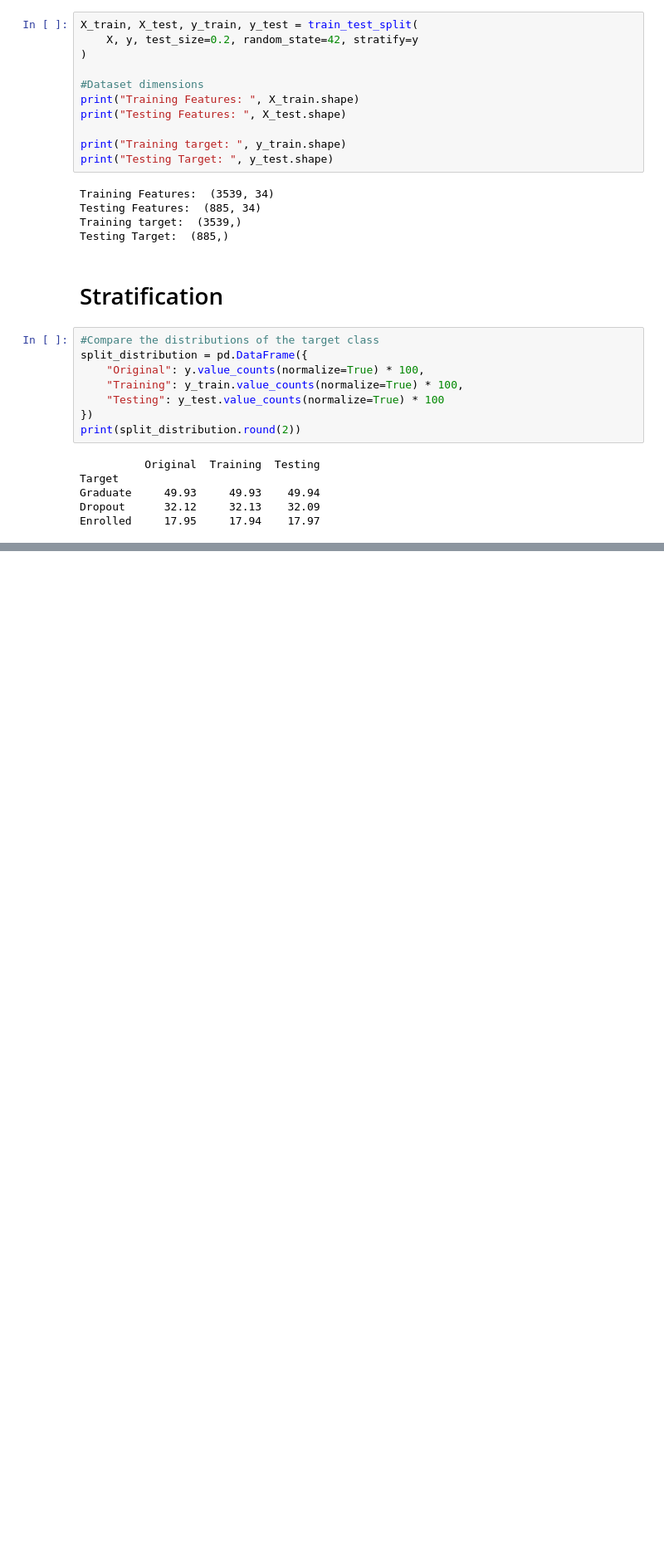
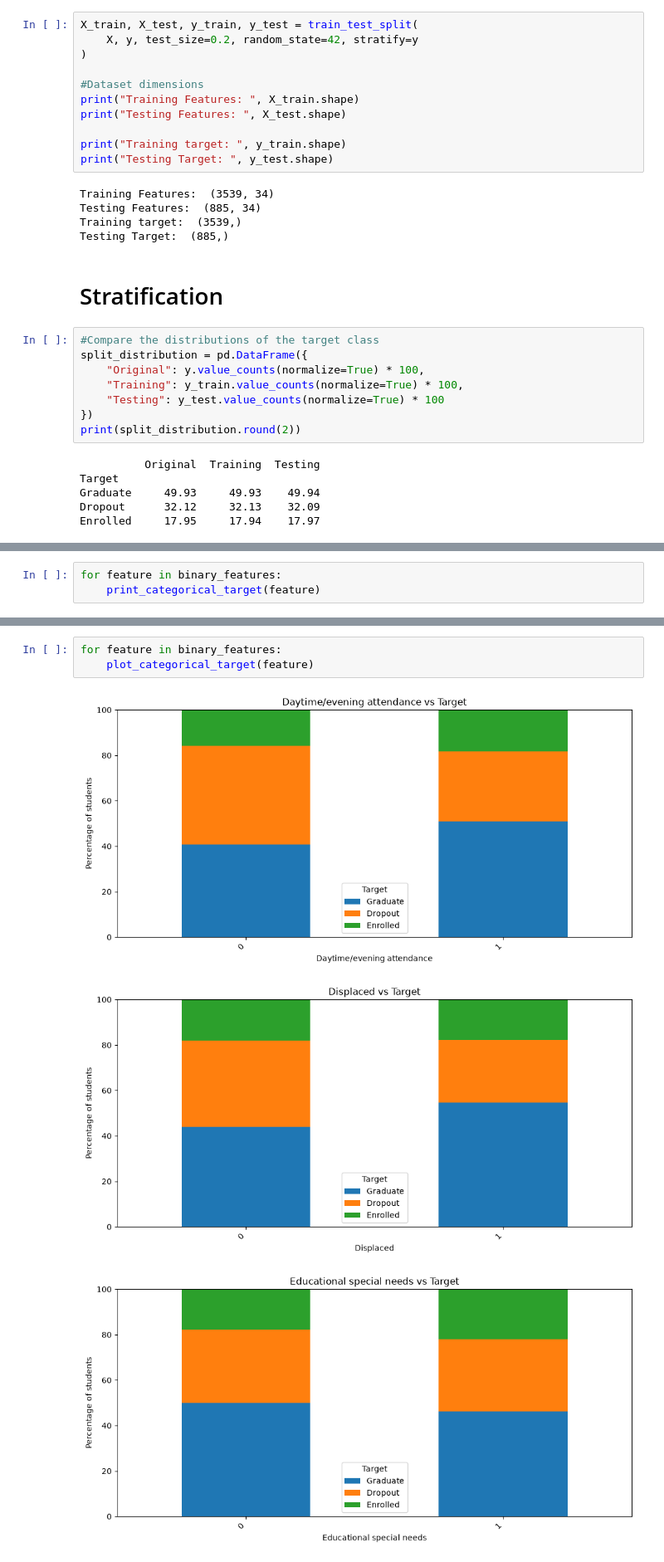
Before and after one commit to WillP-GH/CMP6202-coursework, a Jupyter notebook: notebooks/ml_01.ipynb, the cells around one changed output, grey strips where cells are left out. Shown at 83% size. Saved outputs shown, nothing was run; the diff lists cells and outputs as text; blank space fills up the shorter version.

```diff
--- a/notebooks/ml_01.ipynb
+++ b/notebooks/ml_01.ipynb
@@ -308,0 +462,3 @@ Enrolled     17.95     17.94    17.97
+# %%
+for feature in binary_features:
+    print_categorical_target(feature)
@@ -308,0 +483,7 @@ Enrolled     17.95     17.94    17.97
+# %%
+for feature in binary_features:
+    plot_categorical_target(feature)
+# %% [output]
+[figure, added]
+[figure, added]
+[figure, added]
```
Also changed, not shown: parts of 24 cells of this notebook.
